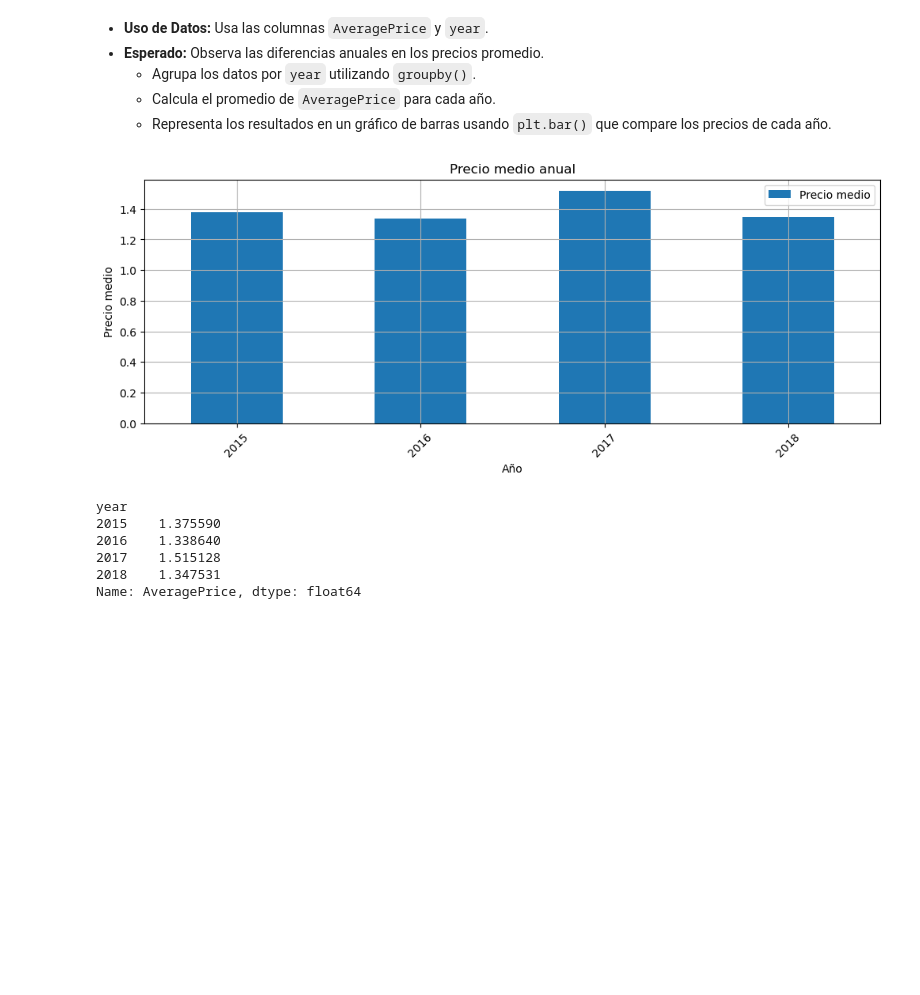
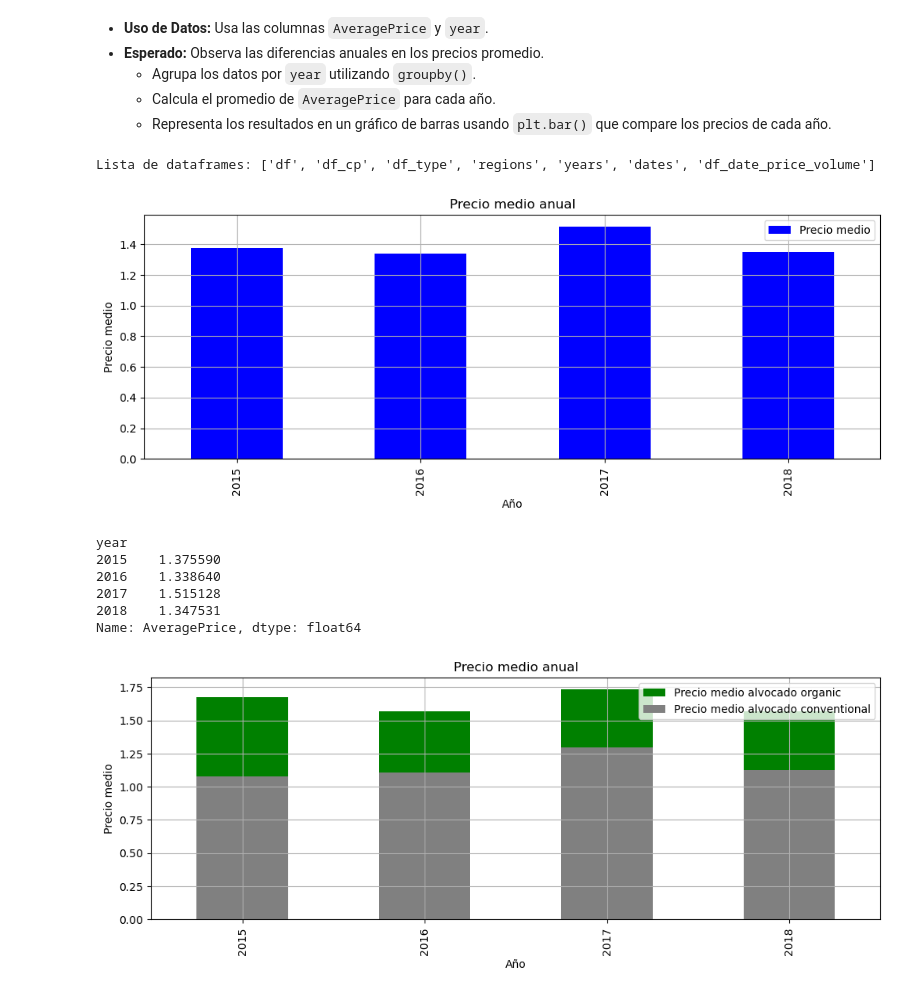
Before and after one commit to cpujol-dev/MiniProjectAavocado, a Jupyter notebook: 1.Analisis_de_Series_Temporales.ipynb, the cells around one changed output. Cells and saved outputs as stored; diff of their text form; code cells hidden in the pictures; blank space fills up the shorter version.

```diff
--- a/1.Analisis_de_Series_Temporales.ipynb
+++ b/1.Analisis_de_Series_Temporales.ipynb
@@ -383,31 +406,40 @@ df_grouped
 # %%
 import pandas as pd
 import matplotlib.pyplot as plt
-df = pd.read_csv("avocado.csv")
-df_cp = df.copy()
-df_cp['Date'] = pd.to_datetime(df_cp['Date'])
-df_cp = df_cp.rename(columns={df.columns[0]: 'Col_0'})
+import avocado_manager as av
+av.init(); av.info()
+df_cp = av.df("df_cp")
 
 df_year_price = df_cp.groupby('year')['AveragePrice'].mean()
+df_year_price_conventional = df_cp[df_cp['type'] =='conventional'].groupby('year')['AveragePrice'].mean()
+df_year_price_organic = df_cp[df_cp['type'] =='organic'].groupby('year')['AveragePrice'].mean()
 
 # Graficar
 plt.figure(figsize=(12, 4))
-df_year_price.plot.bar(label ='Precio medio') # x='aaa??',y='bbb??',
-#plt.bar(df_year_rice['year'], df_year_rice['AveragePrice'])
-plt.legend(loc='best')
+df_year_price.plot.bar(label ='Precio medio', color ='blue', alpha=1) # x='aaa??',y='bbb??',
 plt.xlabel('Año')
 plt.ylabel('Precio medio')
 plt.title('Precio medio anual')
-plt.grid(True)
-plt.xticks(rotation=45)
+plt.legend(loc='best'); plt.grid(True)
 plt.show()
+display(df_year_price)
 
-display(df_year_price)
+plt.figure(figsize=(12, 4))
+df_year_price_organic.plot.bar(label ='Precio medio alvocado organic', color ='green') # x='aaa??',y='bbb??',
+df_year_price_conventional.plot.bar(label ='Precio medio alvocado conventional', color ='grey') # x='aaa??',y='bbb??',
+#df_year_price.plot.bar(label ='Precio medio', color ='blue', alpha=0.2) # x='aaa??',y='bbb??',
+plt.xlabel('Año')
+plt.ylabel('Precio medio')
+plt.title('Precio medio anual')
+plt.legend(loc='best'); plt.grid(True)
+plt.show()
 # %% [output]
+Lista de dataframes: ['df', 'df_cp', 'df_type', 'regions', 'years', 'dates', 'df_date_price_volume']
-[figure, old version]
+[figure, new version]
-year
-2015    1.375590
-2016    1.338640
-2017    1.515128
-2018    1.347531
-Name: AveragePrice, dtype: float64
+year
+2015    1.375590
+2016    1.338640
+2017    1.515128
+2018    1.347531
+Name: AveragePrice, dtype: float64
+[figure, added]
```
Also changed, not shown: parts of 15 cells of this notebook, 1 other file.
